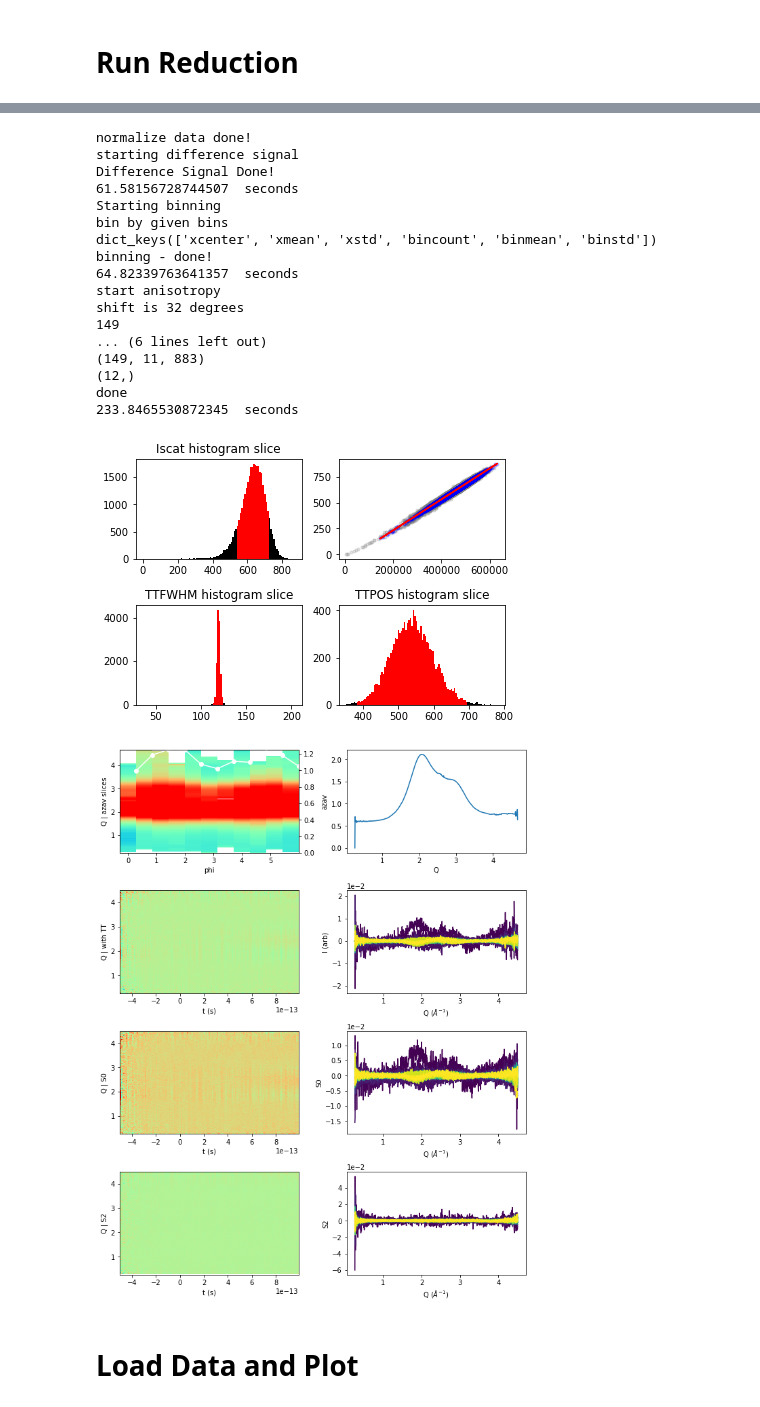
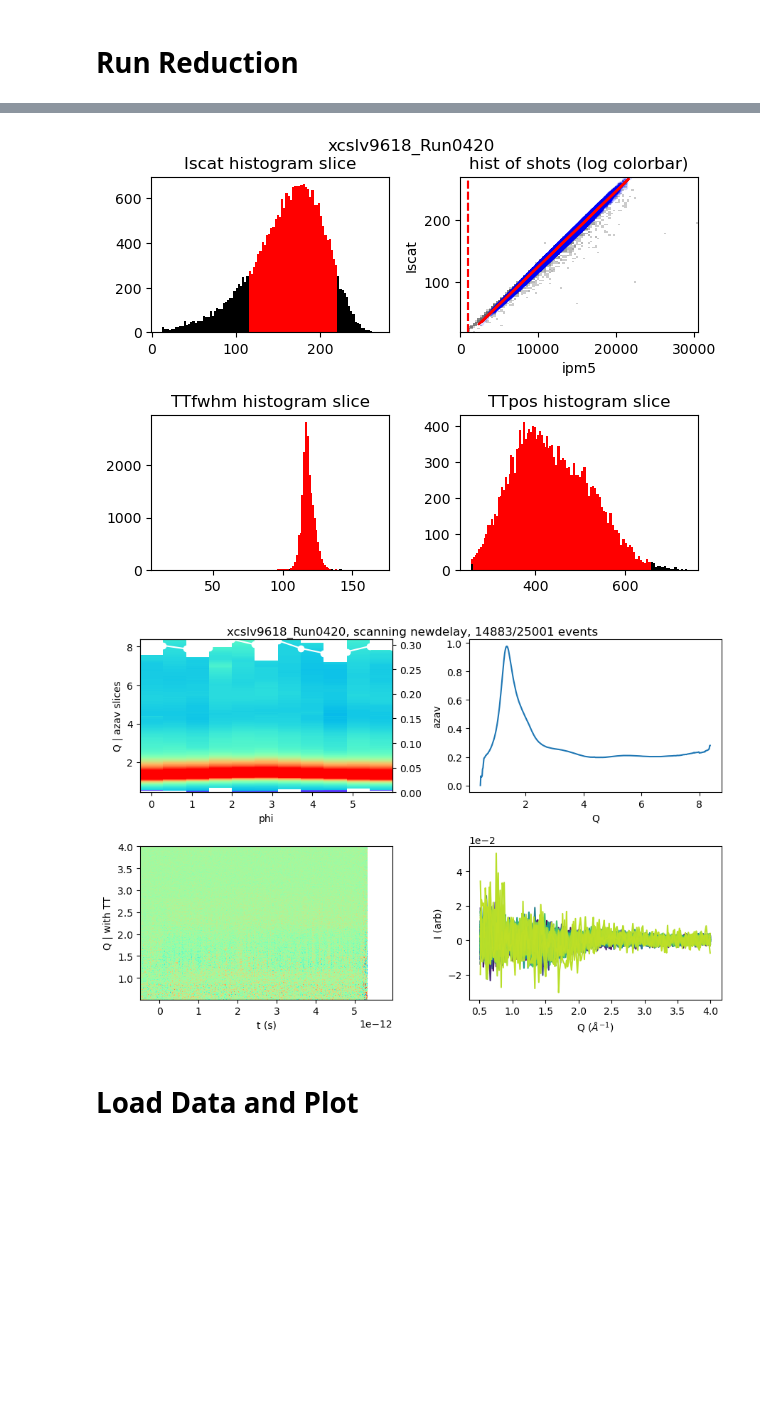
Before and after one commit to Solution-Phase-Chemistry/ReduceScatt, a Jupyter notebook: Master_XSS.ipynb, the cells around one changed output, grey strips where cells are left out. Saved outputs shown, nothing was run; the diff lists cells and outputs as text; code cells hidden in the pictures; blank space fills up the shorter version.

```diff
--- a/Master_XSS.ipynb
+++ b/Master_XSS.ipynb
@@ -39,18 +39,18 @@ from LCLSDataToolsNew.plottingTools import *
 
 print('Import Complete!')
 
-exper = 'xcsx51920'
+exper = 'xcslv9618'
 ### ffb ###
 # smalldata_folder='/cds/data/drpsrcf/xcs/'+exper+'/scratch/hdf5/smalldata/'
 ### call ffb from psana ###
 # smalldata_folder='/reg/data/drpsrcf/xcs/'+exper+'/scratch/hdf5/smalldata/'
 ### psana ###
-smalldata_folder='/reg/d/psdm/xcs/'+exper+'/hdf5/smalldata/smd_Beamtime/'
+smalldata_folder='/reg/d/psdm/xcs/'+exper+'/hdf5/smalldata/'
 
 
 # outpath='/reg/d/psdm/xcs/'+exper+'/results/ReducedData/'
-outpath='/reg/d/psdm/xcs/'+exper+'/scratch/slr/'
-# outpath='/cds/home/s/slraj/code/ScatteringCode/'
+# outpath='/reg/d/psdm/xcs/'+exper+'/scratch/slr/'
+outpath='/cds/home/s/slraj/code/ScatteringCode/'
 # %% [output]
 Import Complete!
 # %% [markdown]
@@ -96,25 +96,27 @@ varDict = {
 # %% [markdown]
 ## set up paramDict
 # %%
-setbins=np.arange(-0.5e-12,1e-12,.01e-12)
+setbins=np.arange(-0.5e-12,6e-12,.02e-12)
+
 
 
 paramDict= {
         'binSetup'  : 'fixed',
         'binSet2'   : setbins,
         'binMethod' : 'ave',
-        'qnorm'     : (2.5,3),
-        'qrange'    : (0.8,3.5),
+        'qnorm'     : (3,4),
+        'qrange'    : (0.5,4),
         'show_filters'  : True, #show filter plots
         'useAzav_std'  : False,
-        'azav_percent_filter' : None, # if nonzero, use azav_std as filter
-        'ipm'    : 4, # select ipm to use
+        'azav_percent_filter' : None,
+
+        'ipm'    : 5, # select ipm to use for I0
         'corr_filter' : True,
-        'corr_threshold': 50 , #threshold for
-        'ipm_filter' : (10000,None), #set limits for ipm intensity
-        'Iscat_threshold'  : 100, #lower limit for Iscat
+        'corr_threshold': .03 ,
+        'ipm_filter' : (1000,None), #set limits for ipm intensity
+        'Iscat_threshold'  : 10, #lower limit for Iscat
 
-        'use_TT'   :  True,  #options are True, False, and 'filter'  ('filter is for filtering only)
+        'use_TT'   :  True,
         'scan_var' : None,
         'x_var'   : None,
 
@@ -128,13 +130,16 @@ paramDict= {
         'shift_n' :0,
         'xstat' : True,
 
-        'showSVD': True, #do svd
+        'BackSub': None,
+        'earlytrange':(-0.5e-12,0e-12),
+
+        'showSVD': False, #do svd
         'SVD_n': 4, # number of svd components
-        'slice_plot':None, #how to slice up plots displayed at end
-        'smooth':None, #smoothinng before svd?
+        'slice_plot': None, #how to slice up plots displayed at end
+        'smooth':None, #smoothing before svd?
 
         'overwrite' : True, # overwrite files?
-        'save_mat'  : True,
+        'save_mat'  : False,
 
     }
 # %%
@@ -155,7 +160,7 @@ paramDict.update(p2)
 # %% [markdown]
 # Run Reduction
 # %%
-runs=[491]
+runs=[419,420]
 
 ReduceData(smalldata_folder,exper,runs,outpath,paramDict,varDict)
 # %% [output]
@@ -176,22 +184,5 @@ normalize data
-normalize data done!
-starting difference signal
-Difference Signal Done!
-61.58156728744507  seconds
-Starting binning
-bin by given bins
-dict_keys(['xcenter', 'xmean', 'xstd', 'bincount', 'binmean', 'binstd'])
-binning - done!
-64.82339763641357  seconds
-start anisotropy
-shift is 32 degrees
-149
-... (6 lines left out)
-(149, 11, 883)
-(12,)
-done
-233.8465530872345  seconds
-[figure, old version]
+[figure, new version]
-[figure, old version]
+[figure, new version]
 # %% [markdown]
 # Load Data and Plot
 # %%
```
Also changed, not shown: parts of 16 cells of this notebook.
